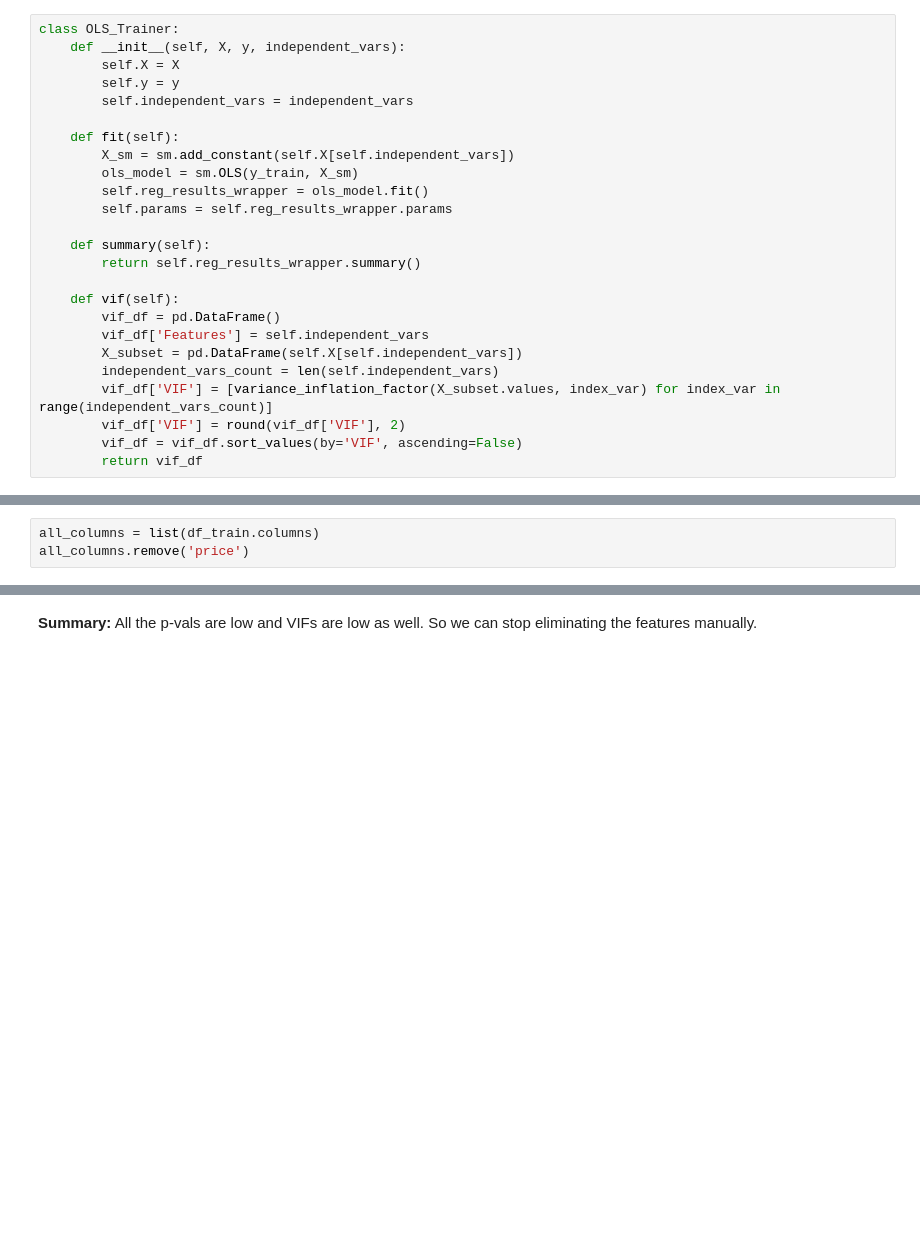
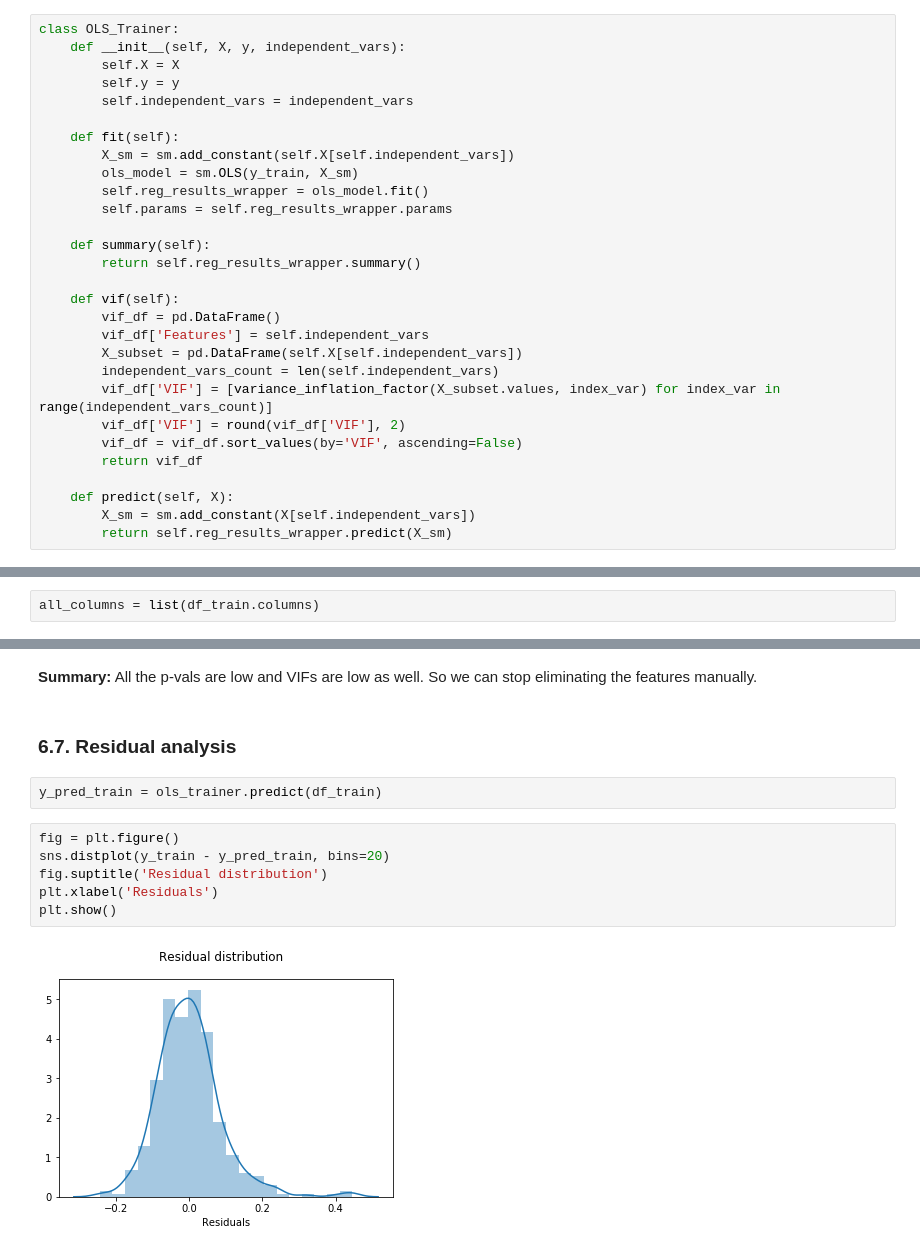
Before and after one commit to raditz2488/AIML, a Jupyter notebook: MultipleLinearRegression/HousePricePrediction/HousePricePrediction.ipynb, the cells around one changed output, grey strips where cells are left out. Drawn from its saved outputs; the diff is of its cells as text; blank space fills up the shorter version.

```diff
--- a/MultipleLinearRegression/HousePricePrediction/HousePricePrediction.ipynb
+++ b/MultipleLinearRegression/HousePricePrediction/HousePricePrediction.ipynb
@@ -361,6 +361,10 @@ class OLS_Trainer:
         vif_df['VIF'] = round(vif_df['VIF'], 2)
         vif_df = vif_df.sort_values(by='VIF', ascending=False)
         return vif_df
+
+    def predict(self, X):
+        X_sm = sm.add_constant(X[self.independent_vars])
+        return self.reg_results_wrapper.predict(X_sm)
 # %% [markdown]
 ### 6.4. Building model with not next best independent variable `bedrooms`.
 # %% [markdown]
@@ -404,7 +408,6 @@ Warnings:
 ### 6.5. Building model with all the variables
 # %%
 all_columns = list(df_train.columns)
-all_columns.remove('price')
 # %%
 ols_trainer = OLS_Trainer(df_train, y_train, all_columns)
 ols_trainer.fit()
@@ -650,3 +655,15 @@ ols_trainer.vif()
 | 5 | hotwaterheating | 1.12 |
 # %% [markdown]
 <b>Summary:</b> All the p-vals are low and VIFs are low as well. So we can stop eliminating the features manually.
+# %% [markdown]
+### 6.7. Residual analysis
+# %%
+y_pred_train = ols_trainer.predict(df_train)
+# %%
+fig = plt.figure()
+sns.distplot(y_train - y_pred_train, bins=20)
+fig.suptitle('Residual distribution')
+plt.xlabel('Residuals')
+plt.show()
+# %% [output]
+[figure, added]
```
Also changed, not shown: parts of 26 cells of this notebook.
